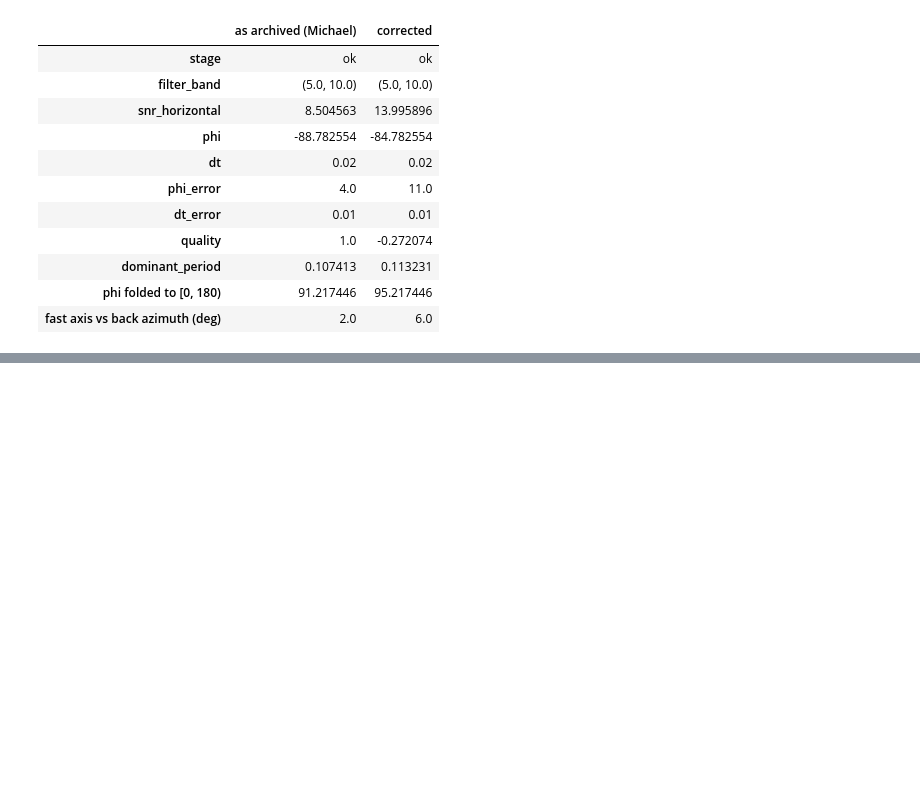
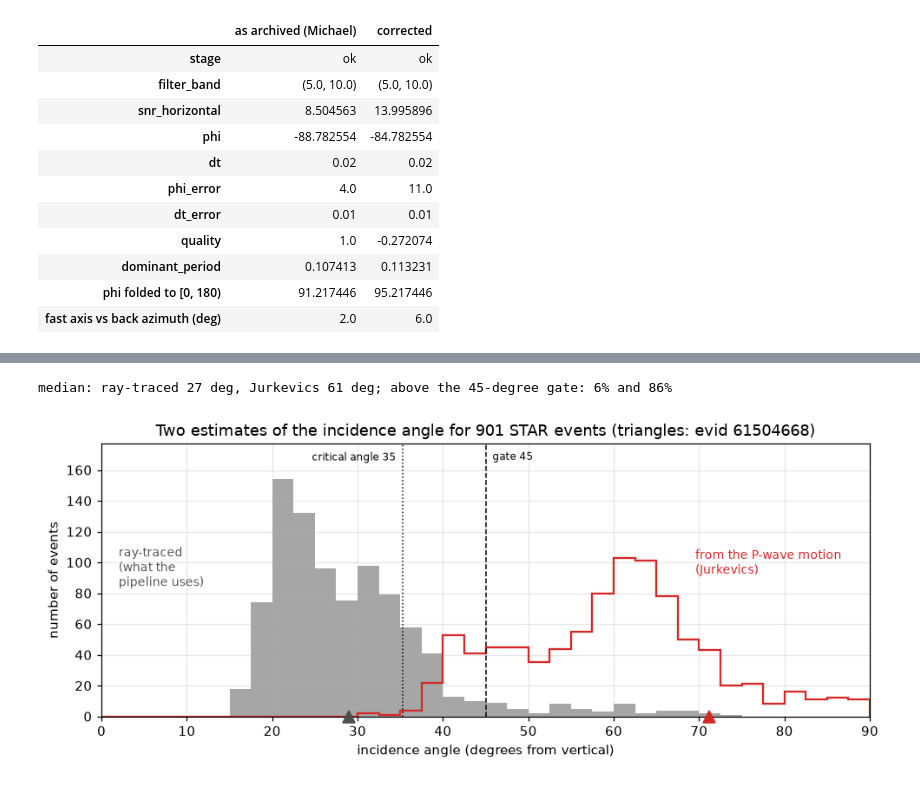
Before and after one commit to mhemmett/rainier-sws-tutorials, a Jupyter notebook: notebooks/05_single_event_with_swspy.ipynb, the cells around one changed output, grey strips where cells are left out. Saved outputs shown, nothing was run; the diff lists cells and outputs as text; code cells hidden in the pictures; blank space fills up the shorter version.

```diff
--- a/notebooks/05_single_event_with_swspy.ipynb
+++ b/notebooks/05_single_event_with_swspy.ipynb
@@ -340,0 +181,28 @@ pd.DataFrame(margins)
+# %%
+res_o = pd.read_csv(paths.station_results_csv("STAR", oriented=True))   # the research re-run on corrected components
+gate = quality.DEFAULT_PRE.incidence_max_deg
+VP_VS = 1.73                      # Vp / Vs of the velocity model behind the ray tracing (README)
+critical = np.degrees(np.arcsin(1 / VP_VS))
+angles = res_o.dropna(subset=["incidence_angle", "incidence_angle_jurkevics"])
+
+fig, ax = plt.subplots(figsize=(9, 3.8))
+bins = np.arange(0, 92.5, 2.5)
+n_ray, _, _ = ax.hist(angles.incidence_angle, bins, color="0.65")
+n_jur, _, _ = ax.hist(angles.incidence_angle_jurkevics, bins, histtype="step", color="tab:red", lw=1.5)
+top = 1.15 * max(n_ray.max(), n_jur.max())
+ax.set_ylim(0, top)
+for x, ls, name, ha, dx in [(critical, ":", f"critical angle {critical:.0f}", "right", -0.8), (gate, "--", f"gate {gate:.0f}", "left", 0.8)]:
+    ax.axvline(x, color="k", ls=ls, lw=1)
+    ax.text(x + dx, top * 0.97, name, fontsize=8, va="top", ha=ha)
+ax.text(2, n_ray.max() * 0.55, "ray-traced\n(what the\npipeline uses)", ha="left", fontsize=9, color="0.35")
+ax.text(angles.incidence_angle_jurkevics.median() + 9, n_jur.max() * 0.9, "from the P-wave motion\n(Jurkevics)", fontsize=9, color="tab:red")
+for x, c in [(target.incidence_angle, "0.3"), (m_fixed.incidence_angle_jurkevics, "tab:red")]:
+    ax.plot(x, 0, "^", color=c, ms=9, clip_on=False, zorder=5)
+ax.set(xlabel="incidence angle (degrees from vertical)", ylabel="number of events", xlim=(0, 90),
+       title=f"Two estimates of the incidence angle for {len(angles)} STAR events (triangles: evid 61504668)")
+plt.tight_layout()
+print(f"median: ray-traced {angles.incidence_angle.median():.0f} deg, Jurkevics {angles.incidence_angle_jurkevics.median():.0f} deg; "
+      f"above the {gate:.0f}-degree gate: {(angles.incidence_angle > gate).mean():.0%} and {(angles.incidence_angle_jurkevics > gate).mean():.0%}")
+# %% [output]
+median: ray-traced 27 deg, Jurkevics 61 deg; above the 45-degree gate: 6% and 86%
+[figure, added]
```
Also changed, not shown: parts of 87 cells of this notebook.
